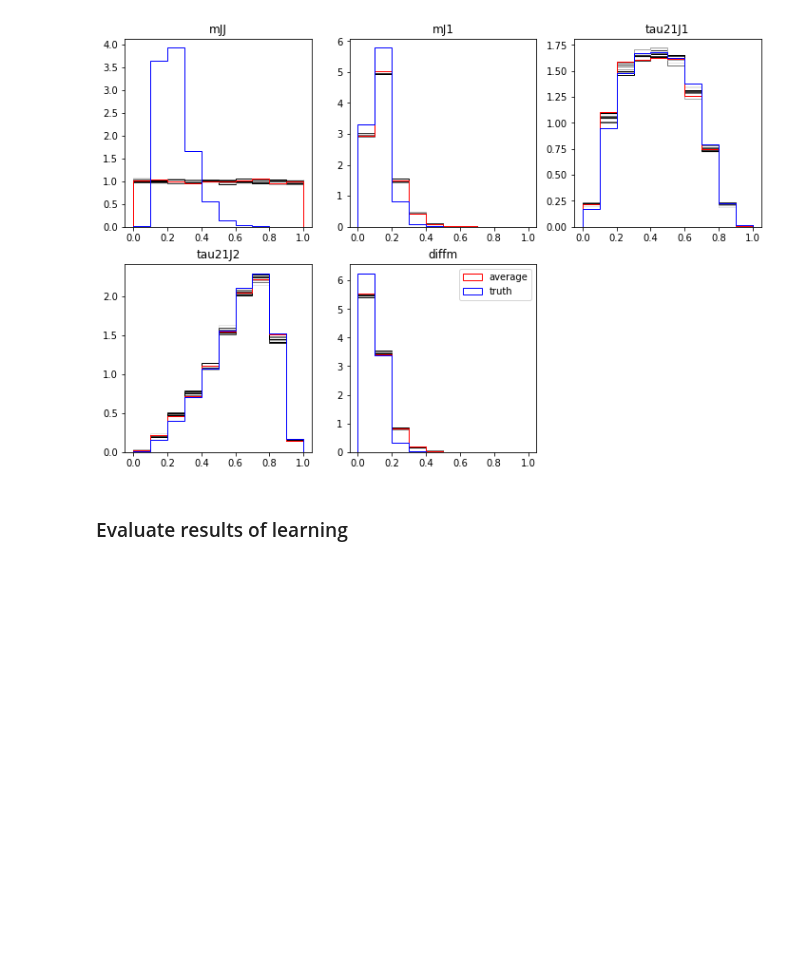
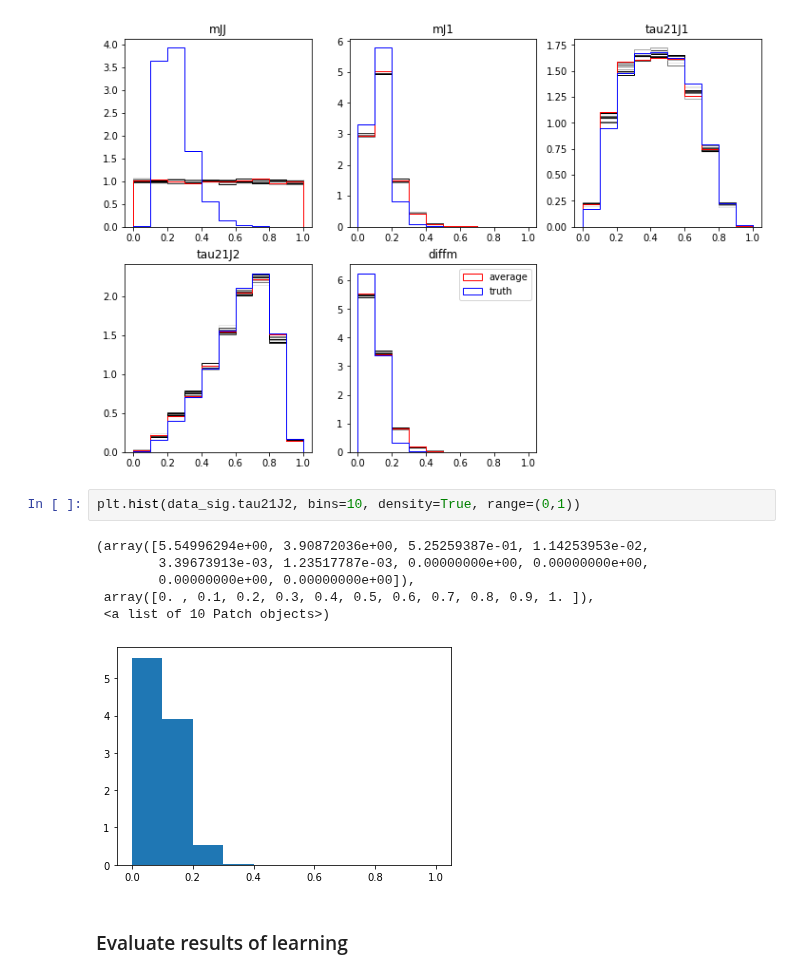
Before and after one commit to matteoettam09/i-flow, a Jupyter notebook: DensityEstimation/RnD_dataset.ipynb, the cells around one changed output. Cells and saved outputs as stored; diff of their text form; blank space fills up the shorter version.

```diff
--- a/DensityEstimation/RnD_dataset.ipynb
+++ b/DensityEstimation/RnD_dataset.ipynb
@@ -551,6 +586,15 @@ Epoch:  29 Loss = -5.424950e+00, testing-loss = -5.322296e+00
 plot_learned_distributions(bkgdist, 10000, data_bkg_train.drop(columns='signal'))
 # %% [output]
 [figure]
+# %%
+plt.hist(data_sig.tau21J2, bins=10, density=True, range=(0,1))
+# %% [output]
+(array([5.54996294e+00, 3.90872036e+00, 5.25259387e-01, 1.14253953e-02,
+        3.39673913e-03, 1.23517787e-03, 0.00000000e+00, 0.00000000e+00,
+        0.00000000e+00, 0.00000000e+00]),
+ array([0. , 0.1, 0.2, 0.3, 0.4, 0.5, 0.6, 0.7, 0.8, 0.9, 1. ]),
+ <a list of 10 Patch objects>)
+[figure, added]
 # %% [markdown]
 ### Evaluate results of learning
 # %%
```
Also changed, not shown: parts of 19 cells of this notebook.
